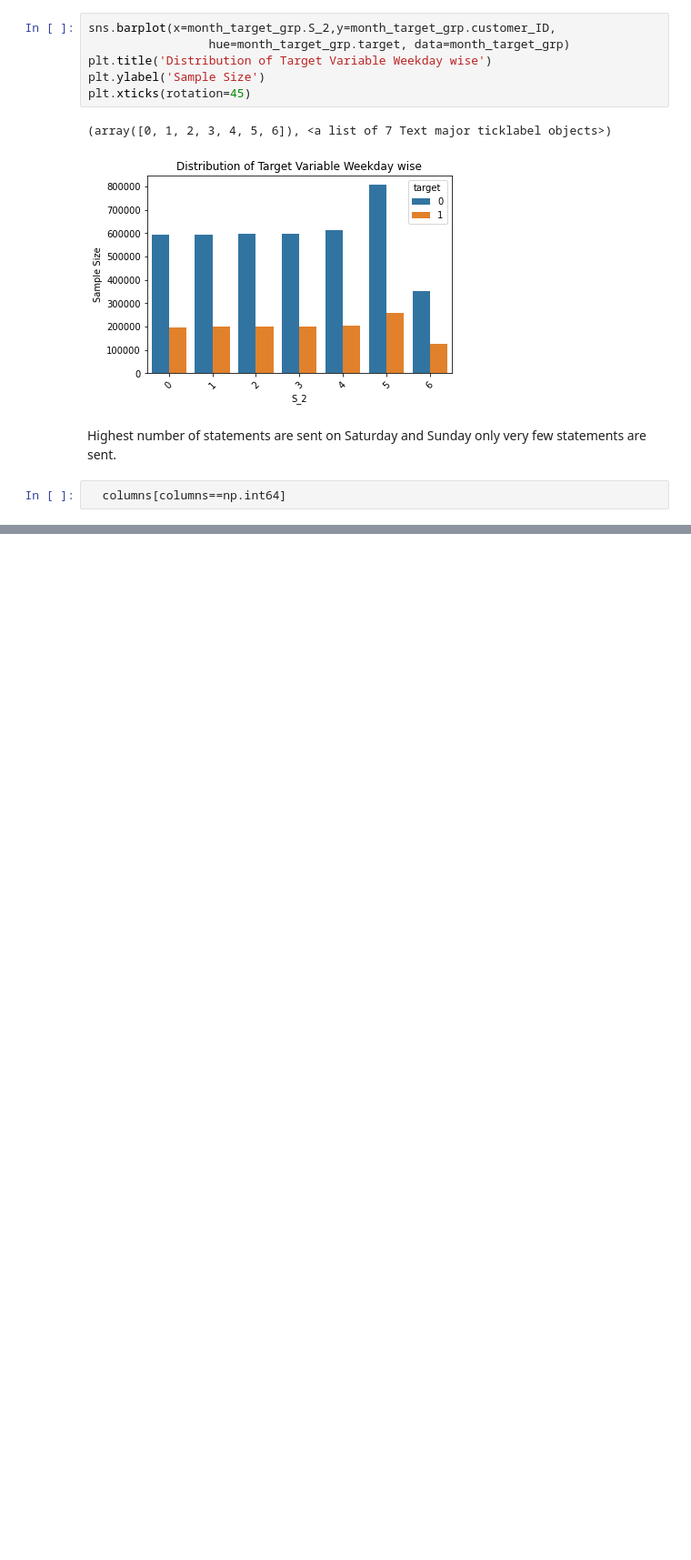
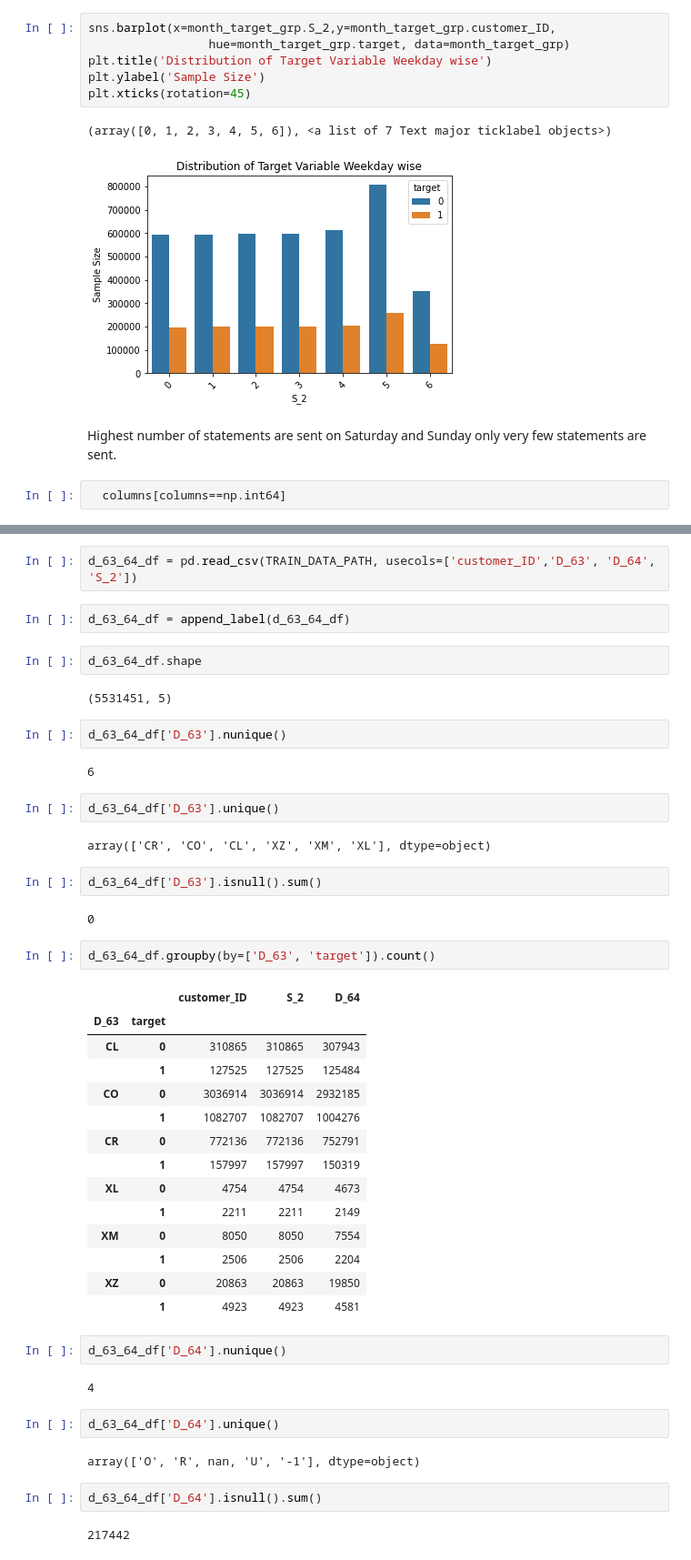
Before and after one commit to sankardevisharath/amex-default-prediction, a Jupyter notebook: notebooks/explore_columns.ipynb, the cells around one changed output, grey strips where cells are left out. Shown at 91% size. Cells and saved outputs as stored; diff of their text form; blank space fills up the shorter version.

```diff
--- a/notebooks/explore_columns.ipynb
+++ b/notebooks/explore_columns.ipynb
@@ -304,0 +312,49 @@ Highest number of statements are sent on Saturday and Sunday only very few state
+# %%
+d_63_64_df = pd.read_csv(TRAIN_DATA_PATH, usecols=['customer_ID','D_63', 'D_64', 'S_2'])
+# %%
+d_63_64_df = append_label(d_63_64_df)
+# %%
+d_63_64_df.shape
+# %% [output]
+(5531451, 5)
+# %%
+d_63_64_df['D_63'].nunique()
+# %% [output]
+6
+# %%
+d_63_64_df['D_63'].unique()
+# %% [output]
+array(['CR', 'CO', 'CL', 'XZ', 'XM', 'XL'], dtype=object)
+# %%
+d_63_64_df['D_63'].isnull().sum()
+# %% [output]
+0
+# %%
+d_63_64_df.groupby(by=['D_63', 'target']).count()
+# %% [output]
+|  |  | customer_ID | S_2 | D_64 |
+| D_63 | target |  |  |  |
+| CL | 0 | 310865 | 310865 | 307943 |
+|  | 1 | 127525 | 127525 | 125484 |
+| CO | 0 | 3036914 | 3036914 | 2932185 |
+|  | 1 | 1082707 | 1082707 | 1004276 |
+| CR | 0 | 772136 | 772136 | 752791 |
+|  | 1 | 157997 | 157997 | 150319 |
+| XL | 0 | 4754 | 4754 | 4673 |
+|  | 1 | 2211 | 2211 | 2149 |
+| XM | 0 | 8050 | 8050 | 7554 |
+|  | 1 | 2506 | 2506 | 2204 |
+| XZ | 0 | 20863 | 20863 | 19850 |
+|  | 1 | 4923 | 4923 | 4581 |
+# %%
+d_63_64_df['D_64'].nunique()
+# %% [output]
+4
+# %%
+d_63_64_df['D_64'].unique()
+# %% [output]
+array(['O', 'R', nan, 'U', '-1'], dtype=object)
+# %%
+d_63_64_df['D_64'].isnull().sum()
+# %% [output]
+217442
```
Also changed, not shown: parts of 9 cells of this notebook.
